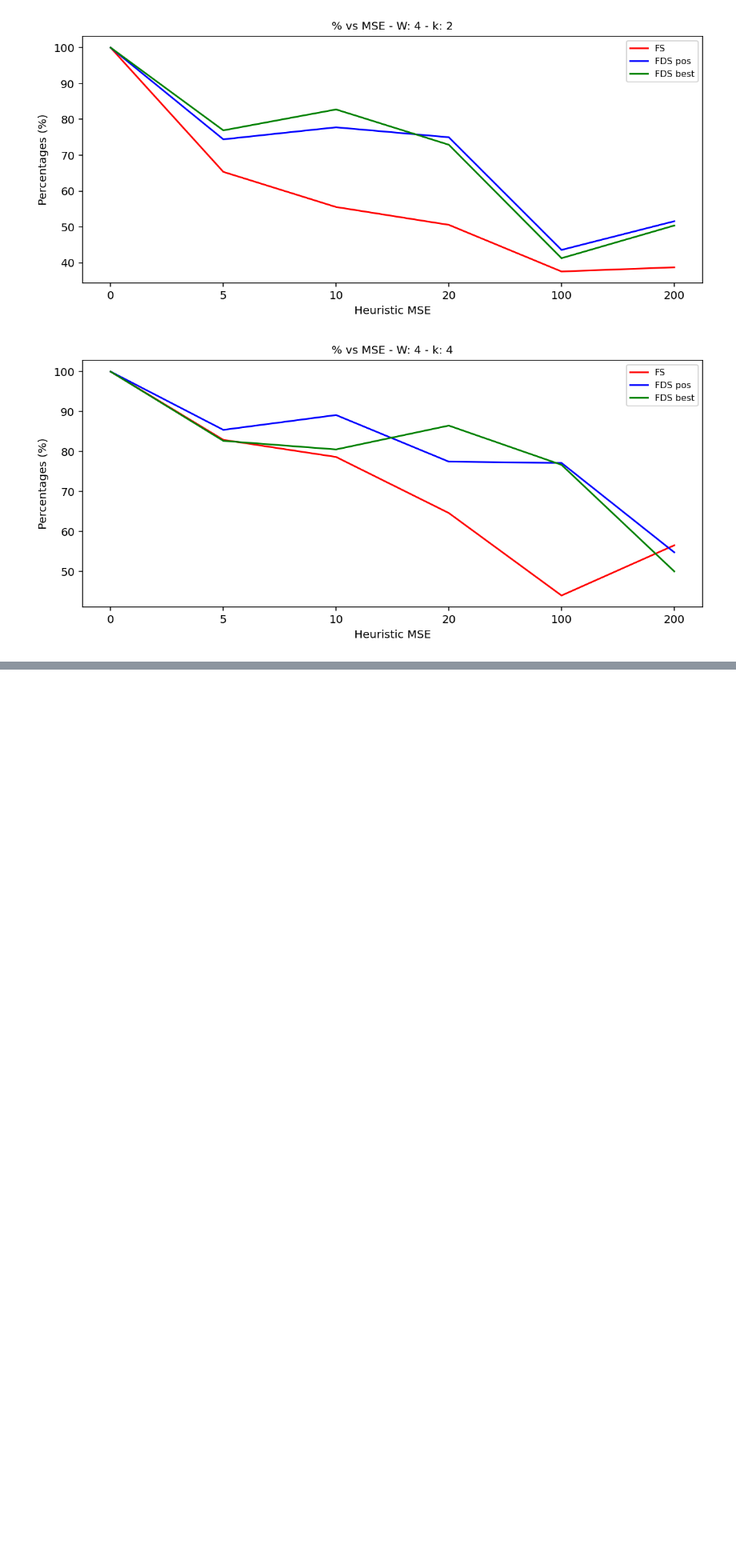
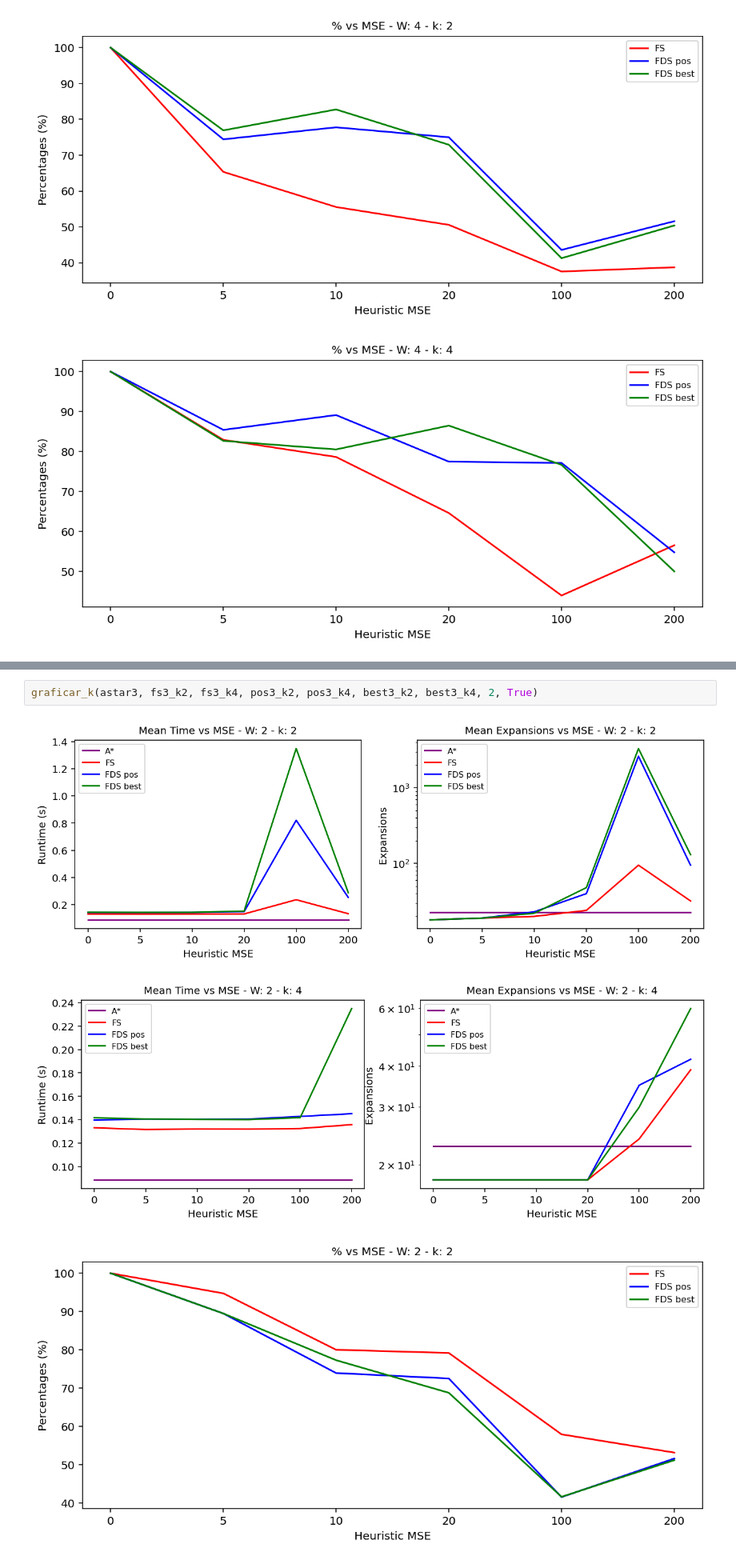
Before and after one commit to anais-mv/ipre-anais, a Jupyter notebook: gráficos nuevo.ipynb, the cells around one changed output, grey strips where cells are left out. Shown at 80% size. Drawn from its saved outputs; the diff is of its cells as text; blank space fills up the shorter version.

```diff
--- a/gráficos nuevo.ipynb
+++ b/gráficos nuevo.ipynb
@@ -147,0 +165,6 @@ graficar_k(astar2, fs2_k2, fs2_k4, pos2_k2, pos2_k4, best2_k2, best2_k4, 4, True
+# %%
+graficar_k(astar3, fs3_k2, fs3_k4, pos3_k2, pos3_k4, best3_k2, best3_k4, 2, True)
+# %% [output]
+[figure, added]
+[figure, added]
+[figure, added]
```
Also changed, not shown: parts of 5 cells of this notebook, 7 other files.
